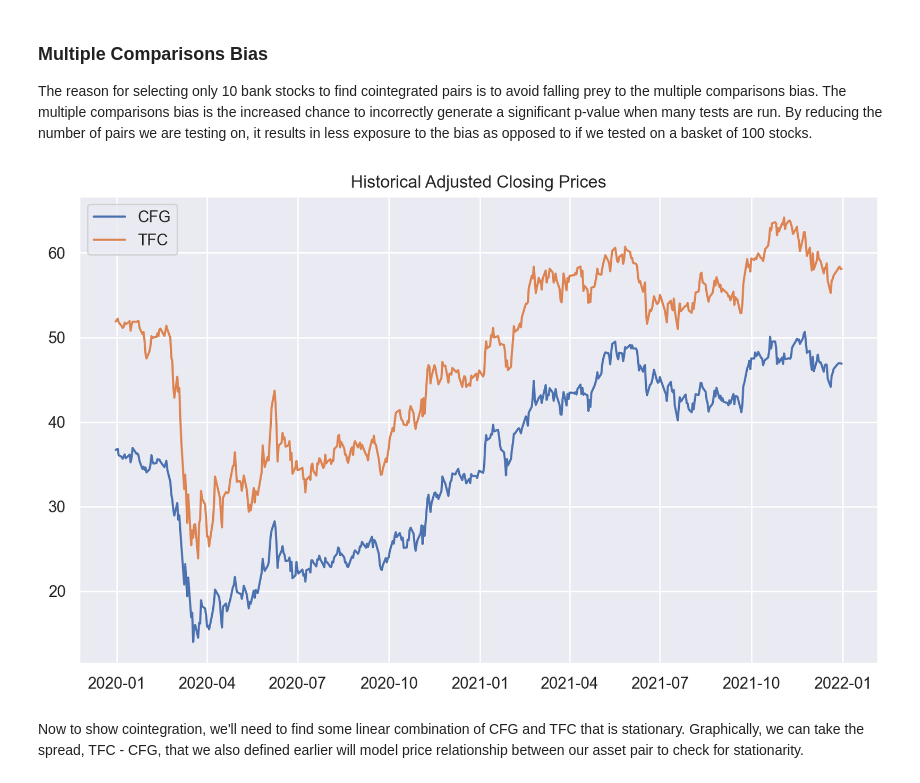
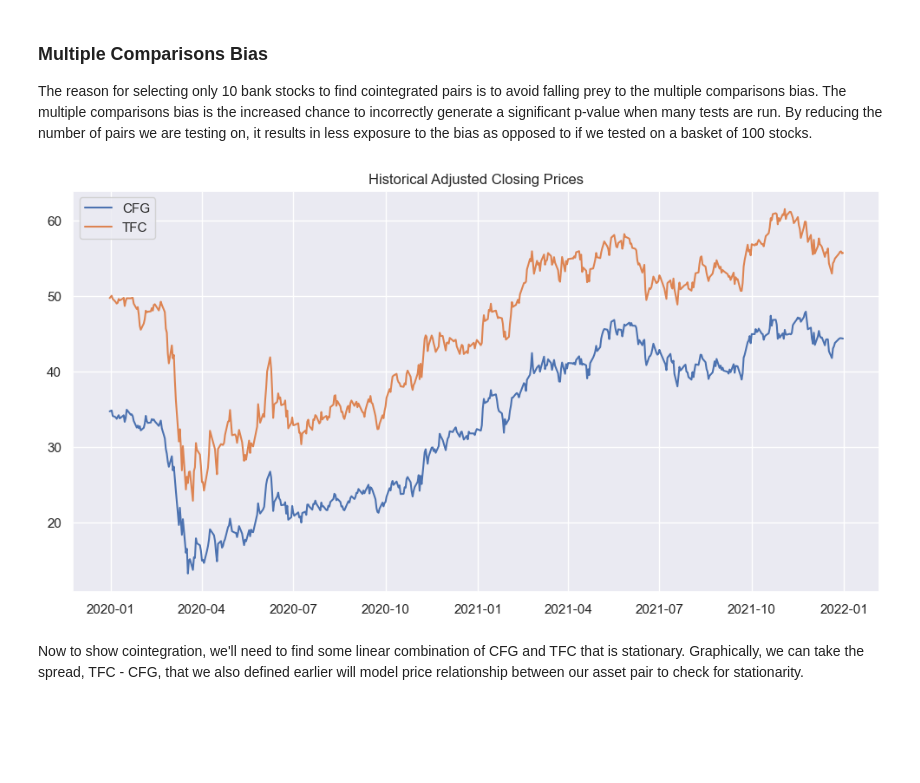
Before and after one commit to rileyang1/Pairs-Trading-Strategy, a Jupyter notebook: Pairs-Trading.ipynb, the cells around one changed output. Saved outputs shown, nothing was run; the diff lists cells and outputs as text; code cells hidden in the pictures; blank space fills up the shorter version.

```diff
--- a/Pairs-Trading.ipynb
+++ b/Pairs-Trading.ipynb
@@ -185,16 +185,16 @@ Since the spread between GS and SCHW are not cointegrated and non-stationary by
 The reason for selecting only 10 bank stocks to find cointegrated pairs is to avoid falling prey to the multiple comparisons bias. The multiple comparisons bias is the increased chance to incorrectly generate a significant p-value when many tests are run. By reducing the number of pairs we are testing on, it results in less exposure to the bias as opposed to if we tested on a basket of 100 stocks.
 # %%
 # High correlation between CFG and TFC of ~ 0.93
-plt.figure(figsize=(10, 6), dpi=200)
+plt.figure(figsize=(12, 6))
 CFG = prices['CFG']
 TFC = prices['TFC']
 plt.plot(CFG, label = 'CFG')
 plt.plot(TFC, label = 'TFC')
 plt.title('Historical Adjusted Closing Prices')
 plt.legend()
 plt.show();
 # %% [output]
-[figure, old version]
+[figure, new version]
 # %% [markdown]
 Now to show cointegration, we'll need to find some linear combination of CFG and TFC that is stationary. Graphically, we can take the spread, TFC - CFG, that we also defined earlier will model price relationship between our asset pair to check for stationarity.
 # %%
```
Also changed, not shown: parts of 36 cells of this notebook.
